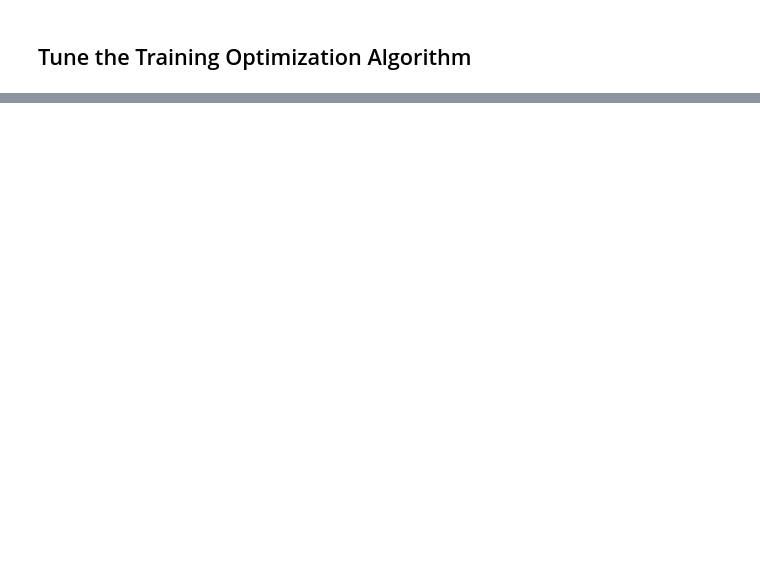
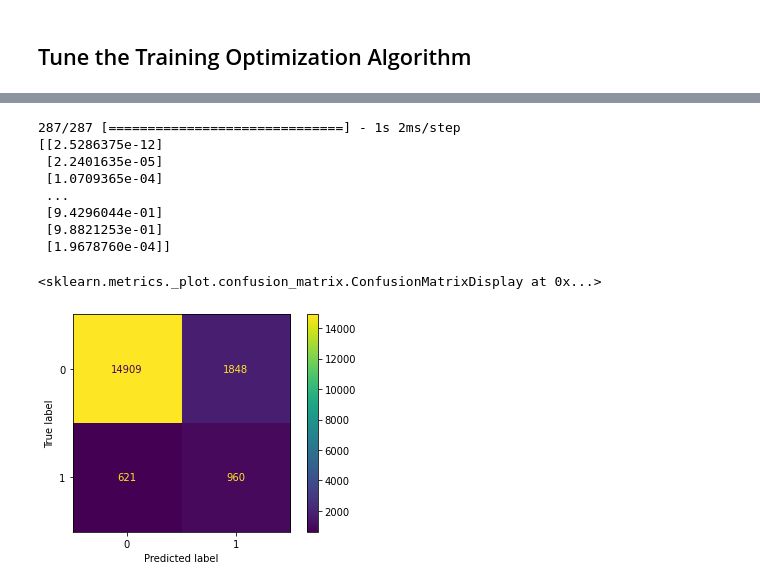
Before and after one commit to plaban1981/TMLC, a Jupyter notebook: Patient_Survival_Detection_using_neural_networks.ipynb, the cells around one changed output, grey strips where cells are left out. Cells and saved outputs as stored; diff of their text form; code cells hidden in the pictures; blank space fills up the shorter version.

```diff
--- a/Patient_Survival_Detection_using_neural_networks.ipynb
+++ b/Patient_Survival_Detection_using_neural_networks.ipynb
@@ -1000,0 +1210,24 @@ for mean, stdev, param in zip(means, stds, params):
+# %%
+from sklearn.metrics import classification_report,ConfusionMatrixDisplay
+
+y_pred = model.predict(X_test_scaled, batch_size=64, verbose=1)
+print(y_pred)
+y_pred_bool = []
+for p in y_pred:
+  if p[0] >=0.5:
+    y_pred_bool.append(1)
+  else:
+    y_pred_bool.append(0)
+
+ConfusionMatrixDisplay.from_predictions(y_test,y_pred_bool)
+# %% [output]
+287/287 [==============================] - 1s 2ms/step
+[[2.5286375e-12]
+ [2.2401635e-05]
+ [1.0709365e-04]
+ ...
+ [9.4296044e-01]
+ [9.8821253e-01]
+ [1.9678760e-04]]
+<sklearn.metrics._plot.confusion_matrix.ConfusionMatrixDisplay at 0x...>
+[figure, added]
```
Also changed, not shown: parts of 42 cells of this notebook.
